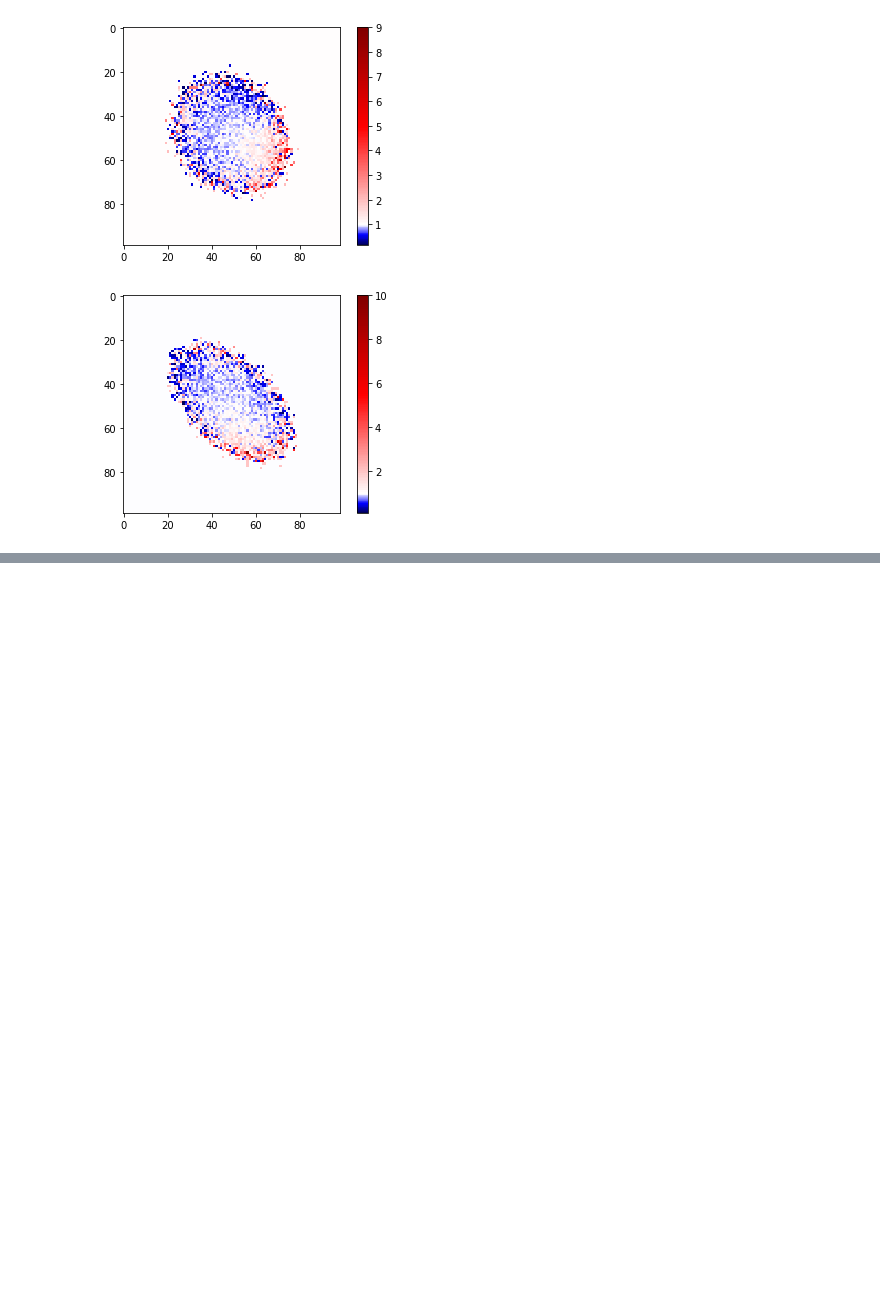
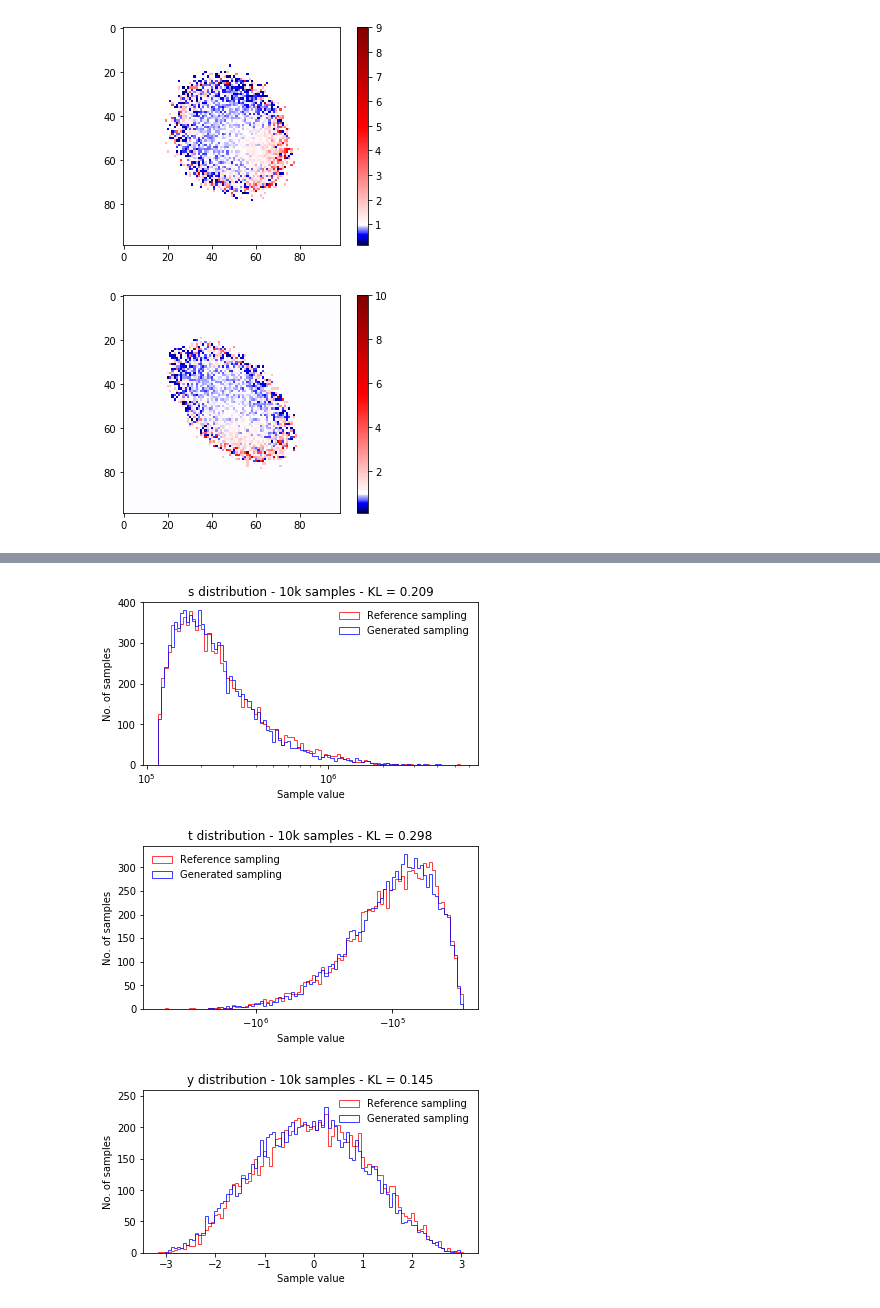
Before and after one commit to QTI-TH/style-qgan, a Jupyter notebook: classical-quantum-gan/results/plots_notebook/plots.ipynb, the cells around one changed output, grey strips where cells are left out. Drawn from its saved outputs; the diff is of its cells as text; code cells hidden in the pictures; blank space fills up the shorter version.

Commit message:
including LHC simulation plots to the notebook

```diff
--- a/classical-quantum-gan/results/plots_notebook/plots.ipynb
+++ b/classical-quantum-gan/results/plots_notebook/plots.ipynb
@@ -501,0 +506,45 @@ plt.show()
+# %%
+x_fake1 = np.loadtxt("fake1_LHCdata_3_5_4_10000_10000_0.5")
+x_real1 = np.loadtxt("real1_LHCdata_3_5_4_10000_10000_0.5")
+x_fake2 = np.loadtxt("fake2_LHCdata_3_5_4_10000_10000_0.5")
+x_real2 = np.loadtxt("real2_LHCdata_3_5_4_10000_10000_0.5")
+x_fake3 = np.loadtxt("fake3_LHCdata_3_5_4_10000_10000_0.5")
+x_real3 = np.loadtxt("real3_LHCdata_3_5_4_10000_10000_0.5")
+samples=10000
+bins=100
+
+plt.figure(figsize=(6,3))
+plt.title('s distribution - 10k samples - KL = 0.209')
+plt.ylabel('No. of samples')
+plt.xlabel('Sample value')
+plt.hist(x_real1, np.logspace(np.log10(min(x_real1)),np.log10(max(x_real1)),bins), histtype='step', color='red', label='Reference sampling', alpha=0.75)
+plt.hist(x_fake1, np.logspace(np.log10(min(x_real1)),np.log10(max(x_real1)),bins), histtype='step', color='blue', label='Generated sampling', alpha=0.75)
+plt.legend(frameon=False)
+plt.xscale('log')
+plt.savefig(f"s-distribution_LHCdata_10k.pdf", bbox_inches='tight')
+
+x_real2 = -1*np.array(x_real2)
+x_fake2 = -1*np.array(x_fake2)
+plt.figure(figsize=(6,3))
+plt.title('t distribution - 10k samples - KL = 0.298')
+plt.ylabel('No. of samples')
+plt.xlabel('Sample value')
+plt.hist(-1*x_real2, -1*np.logspace(np.log10(max(x_real2)),np.log10(min(x_real2)),bins), histtype='step', color='red', label='Reference sampling', alpha=0.75)
+plt.hist(-1*x_fake2, -1*np.logspace(np.log10(max(x_real2)),np.log10(min(x_real2)),bins), histtype='step', color='blue', label='Generated sampling', alpha=0.75)
+plt.xscale('symlog')
+plt.legend(frameon=False, loc=2)
+plt.savefig(f"t-distribution_LHCdata_10k.pdf", bbox_inches='tight')
+
+plt.figure(figsize=(6,3))
+plt.title('y distribution - 10k samples - KL = 0.145')
+plt.ylabel('No. of samples')
+plt.xlabel('Sample value')
+plt.hist(x_real3, np.linspace(min(x_real3),max(x_real3),bins), histtype='step', color='red', label='Reference sampling', alpha=0.75)
+plt.hist(x_fake3, np.linspace(min(x_real3),max(x_real3),bins), histtype='step', color='blue', label='Generated sampling', alpha=0.75)
+plt.legend(frameon=False)
+plt.ylim(0,260)
+plt.savefig(f"y-distribution_LHCdata_10k.pdf", bbox_inches='tight')
+# %% [output]
+[figure, added]
+[figure, added]
+[figure, added]
```
Also changed, not shown: parts of 11 cells of this notebook, 12 other files.
